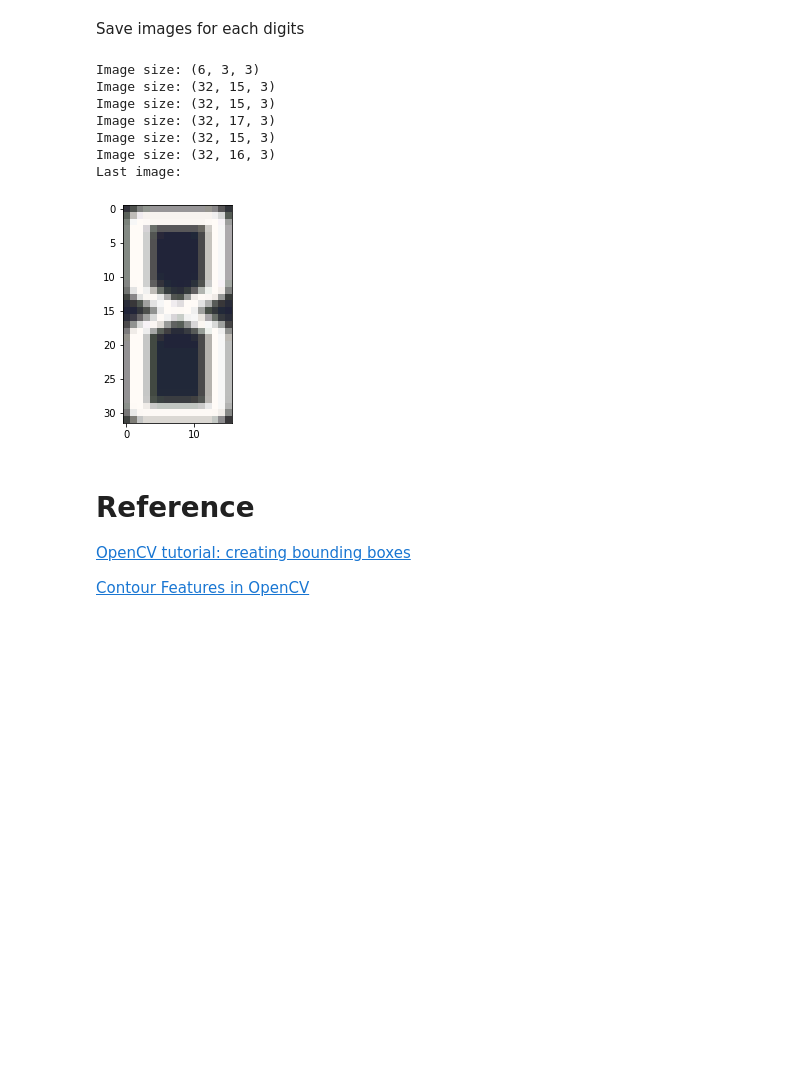
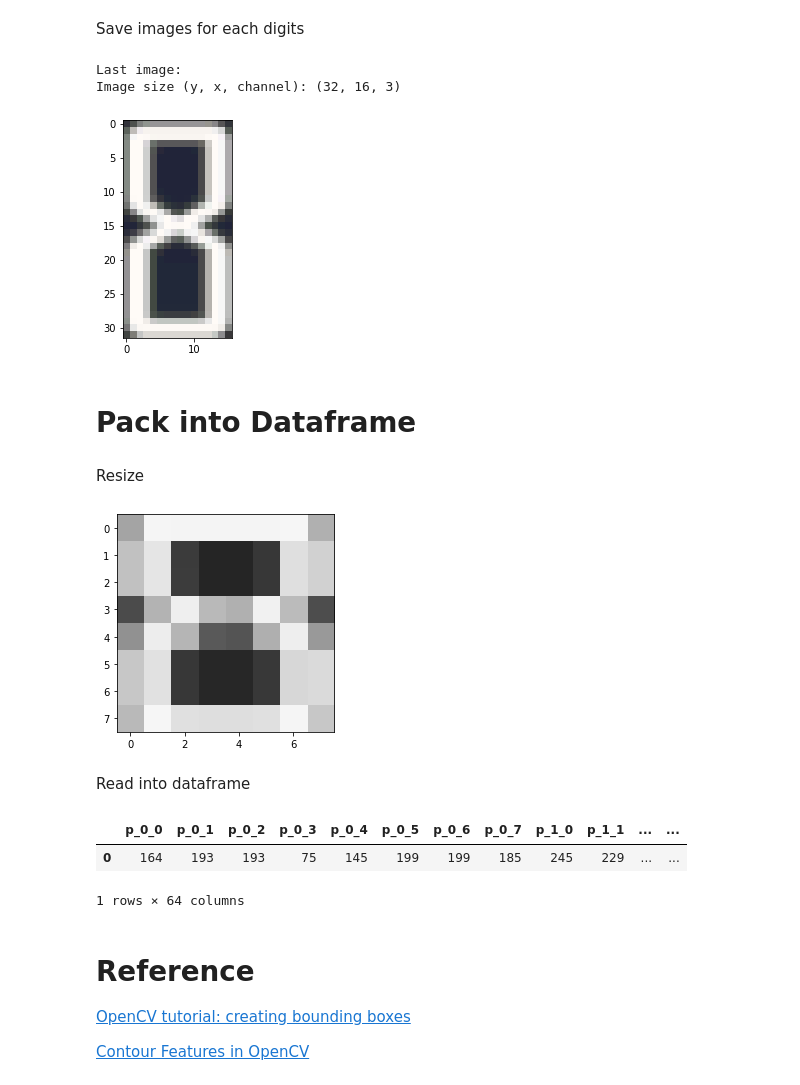
Before and after one commit to wcmphysics/SimpleOCRandTrainer, a Jupyter notebook: notebook.ipynb, the cells around one changed output. Saved outputs shown, nothing was run; the diff lists cells and outputs as text; code cells hidden in the pictures; blank space fills up the shorter version.

Commit message:
Add images for training and conversion to dataframe.

```diff
--- a/notebook.ipynb
+++ b/notebook.ipynb
@@ -10,7 +11,7 @@ Keep in mind to add 'cv.destroyAllWindows()' to close opencv windows.
 
 Closing a window by red cross will make Jupyter notebook crash (describe [here](https://medium.com/@mrdatainsight/how-to-use-opencv-imshow-in-a-jupyter-notebook-quick-tip-ce83fa32b5ad)).
 # %%
-def imshow(title, image, cv_or_pyplot='pyplot'):
+def imshow(image, title='display', cv_or_pyplot='pyplot'):
     """Wrapper for cv.imshow
 
     Args:
@@ -136,15 +137,27 @@ for i, digit in enumerate(bounding_point_start_and_end):
     image_cropped = image_color[point.y_start:point.y_end, point.x_start:point.x_end].copy()
     save_file_name = f'test_{i}.png'
     cv.imwrite(save_file_name, image_cropped)
-    print('Image size:', image_cropped.shape)
+    #print('Image size (y, x, channel):', image_cropped.shape)
 print('Last image:')
-key = imshow('Cropped Digits', image_cropped)
+key = imshow(image_cropped)
+print('Image size (y, x, channel):', image_cropped.shape)
 # %% [output]
-Image size: (6, 3, 3)
-Image size: (32, 15, 3)
-Image size: (32, 15, 3)
-Image size: (32, 17, 3)
-Image size: (32, 15, 3)
-Image size: (32, 16, 3)
 Last image:
+Image size (y, x, channel): (32, 16, 3)
 [figure]
+# %% [markdown]
+# Pack into Dataframe
+# %% [markdown]
+Resize
+# %%
+#train_folder = 'image/train/'
+
+image = cv.imread('image/train/8_2.png', cv.IMREAD_GRAYSCALE)
+width = 8
+height = 8
+image = cv.resize(image, (width, height))
+imshow(image)
+# %% [output]
+[figure, added]
+# %% [markdown]
+Read into dataframe
@@ -151,3 +170,9 @@ Last image:
+# %%
+df
+# %% [output]
+|  | p_0_0 | p_0_1 | p_0_2 | p_0_3 | p_0_4 | p_0_5 | p_0_6 | p_0_7 | p_1_0 | p_1_1 | ... | ... |
+| 0 | 164 | 193 | 193 | 75 | 145 | 199 | 199 | 185 | 245 | 229 | ... | ... |
+1 rows × 64 columns
 # %% [markdown]
 # Reference
 [OpenCV tutorial: creating bounding boxes](https://docs.opencv.org/3.4/da/d0c/tutorial_bounding_rects_circles.html)
```
Also changed, not shown: parts of 7 cells of this notebook, 5 other files.
